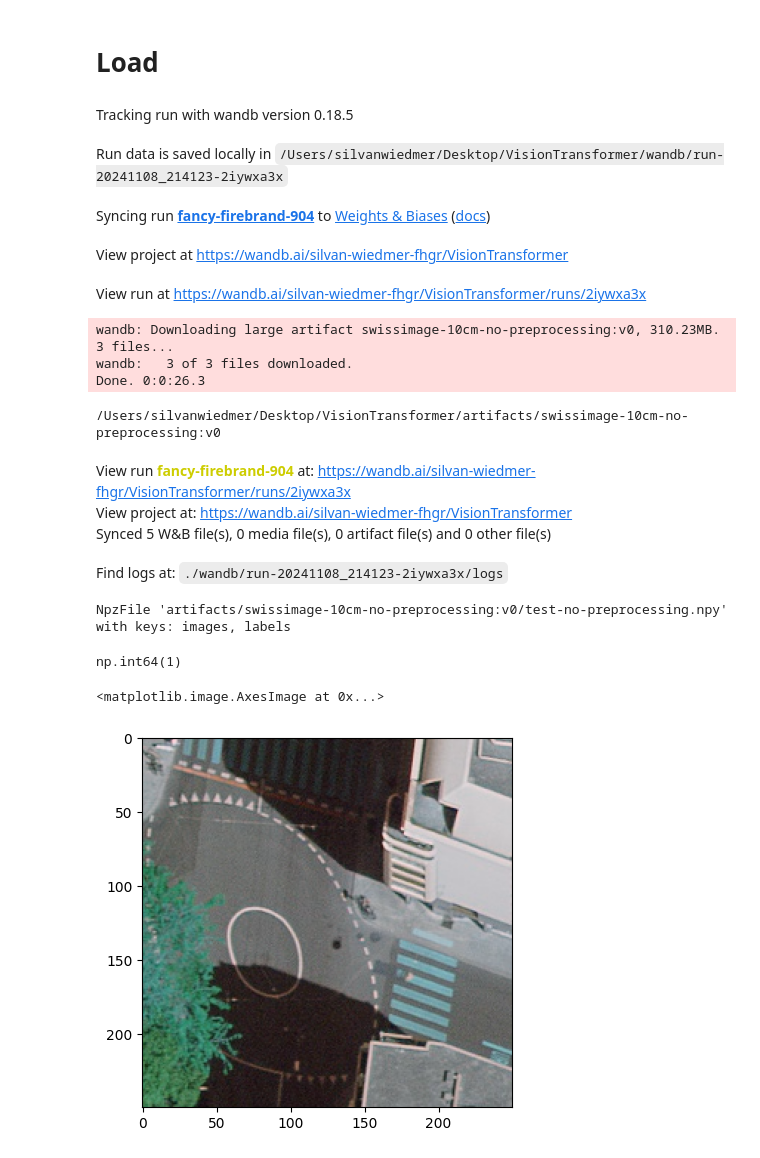
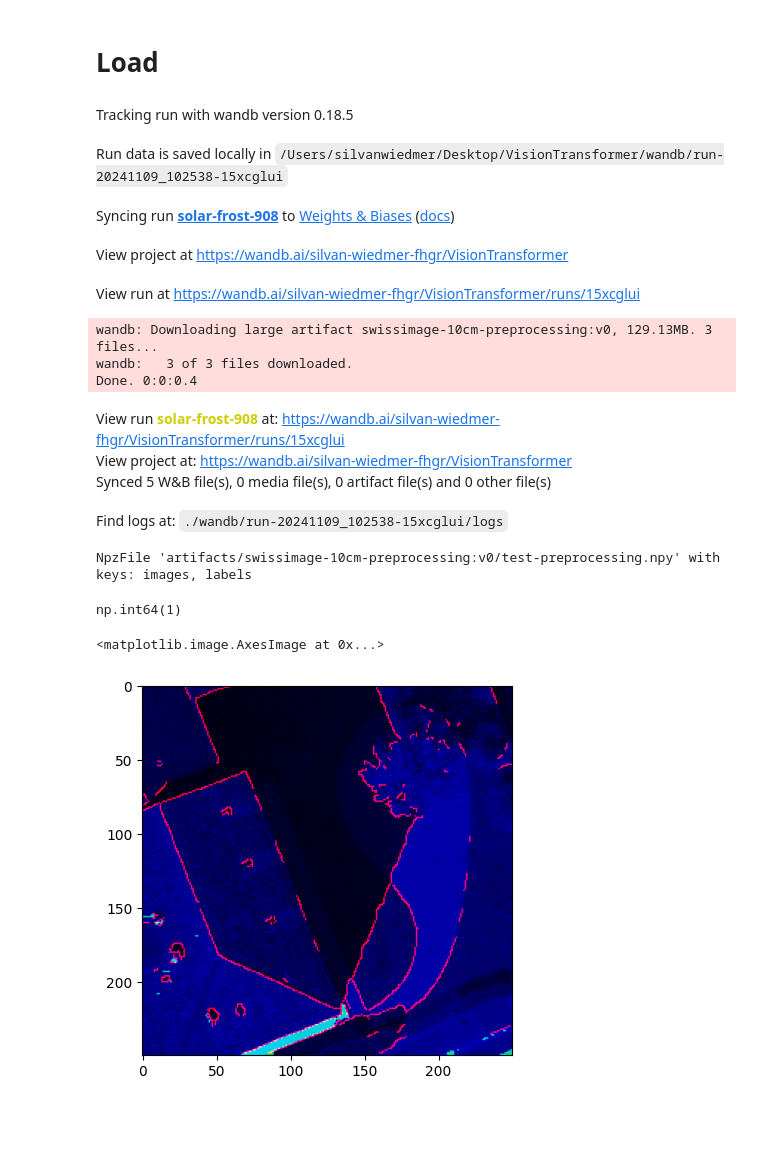
Before and after one commit to Sangeeths11/DeepLearningComputerVision, a Jupyter notebook: dataset.ipynb, the cells around one changed output. Cells and saved outputs as stored; diff of their text form; code cells hidden in the pictures; blank space fills up the shorter version.

```diff
--- a/dataset.ipynb
+++ b/dataset.ipynb
@@ -127,26 +148,25 @@ with wandb.init(project="VisionTransformer", job_type="load-data") as run:
 # Load
 # %%
 with wandb.init(project="VisionTransformer") as run:
-    artifact = run.use_artifact('silvan-wiedmer-fhgr/VisionTransformer/swissimage-10cm-no-preprocessing:v0', type='dataset')
+    artifact = run.use_artifact('silvan-wiedmer-fhgr/VisionTransformer/swissimage-10cm-preprocessing:v0', type='dataset')
     artifact_dir = artifact.download()
 # %% [output]
 Tracking run with wandb version 0.18.5
-Run data is saved locally in /Users/silvanwiedmer/Desktop/VisionTransformer/wandb/run-20241108_214123-2iywxa3x
+Run data is saved locally in /Users/silvanwiedmer/Desktop/VisionTransformer/wandb/run-20241109_102538-15xcglui
-Syncing run fancy-firebrand-904 to Weights & Biases (docs)
+Syncing run solar-frost-908 to Weights & Biases (docs)
 View project at https://wandb.ai/silvan-wiedmer-fhgr/VisionTransformer
-View run at https://wandb.ai/silvan-wiedmer-fhgr/VisionTransformer/runs/2iywxa3x
+View run at https://wandb.ai/silvan-wiedmer-fhgr/VisionTransformer/runs/15xcglui
-wandb: Downloading large artifact swissimage-10cm-no-preprocessing:v0, 310.23MB. 3 files...
+wandb: Downloading large artifact swissimage-10cm-preprocessing:v0, 129.13MB. 3 files...
 wandb:   3 of 3 files downloaded.
-Done. 0:0:26.3
+Done. 0:0:0.4
-/Users/silvanwiedmer/Desktop/VisionTransformer/artifacts/swissimage-10cm-no-preprocessing:v0
-View run fancy-firebrand-904 at: https://wandb.ai/silvan-wiedmer-fhgr/VisionTransformer/runs/2iywxa3x
+View run solar-frost-908 at: https://wandb.ai/silvan-wiedmer-fhgr/VisionTransformer/runs/15xcglui
 View project at: https://wandb.ai/silvan-wiedmer-fhgr/VisionTransformer
 Synced 5 W&B file(s), 0 media file(s), 0 artifact file(s) and 0 other file(s)
-Find logs at: ./wandb/run-20241108_214123-2iywxa3x/logs
+Find logs at: ./wandb/run-20241109_102538-15xcglui/logs
 # %%
-loaded = np.load("artifacts/swissimage-10cm-no-preprocessing:v0/test-no-preprocessing.npy")
+loaded = np.load("artifacts/swissimage-10cm-preprocessing:v0/test-preprocessing.npy")
 # %%
 loaded
 # %% [output]
-NpzFile 'artifacts/swissimage-10cm-no-preprocessing:v0/test-no-preprocessing.npy' with keys: images, labels
+NpzFile 'artifacts/swissimage-10cm-preprocessing:v0/test-preprocessing.npy' with keys: images, labels
 # %%
@@ -154,7 +174,7 @@ loaded["labels"][0]
 # %% [output]
 np.int64(1)
 # %%
-plt.imshow(loaded["images"][0])
+plt.imshow(loaded["images"][1])
 # %% [output]
 <matplotlib.image.AxesImage at 0x...>
-[figure, old version]
+[figure, new version]
```
Also changed, not shown: parts of 11 cells of this notebook, 1 other file.
